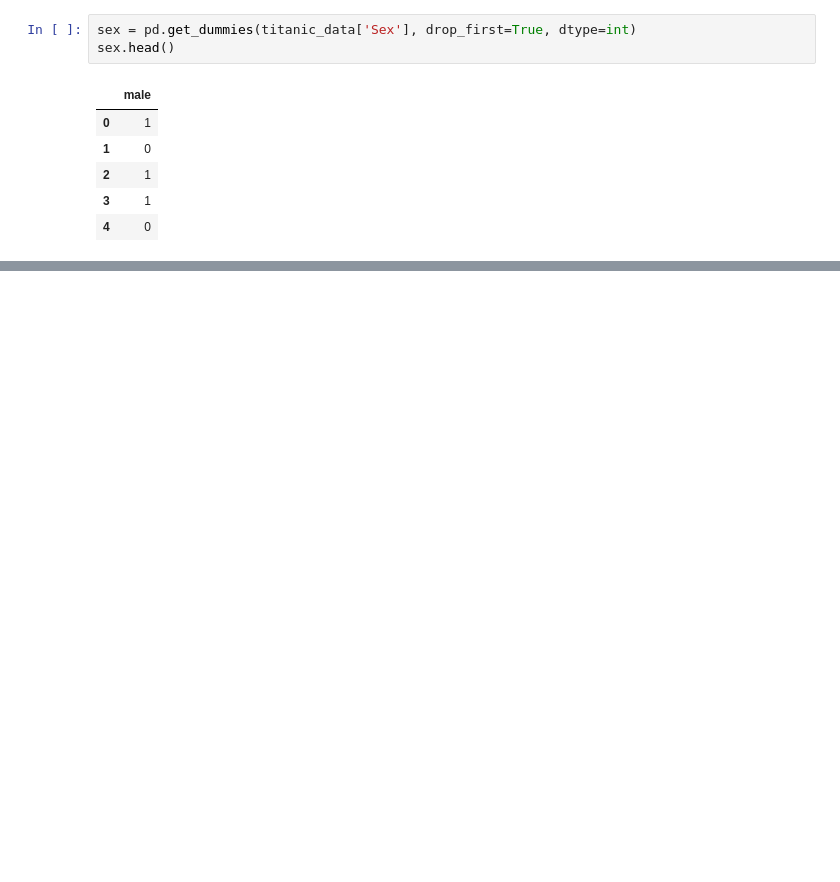
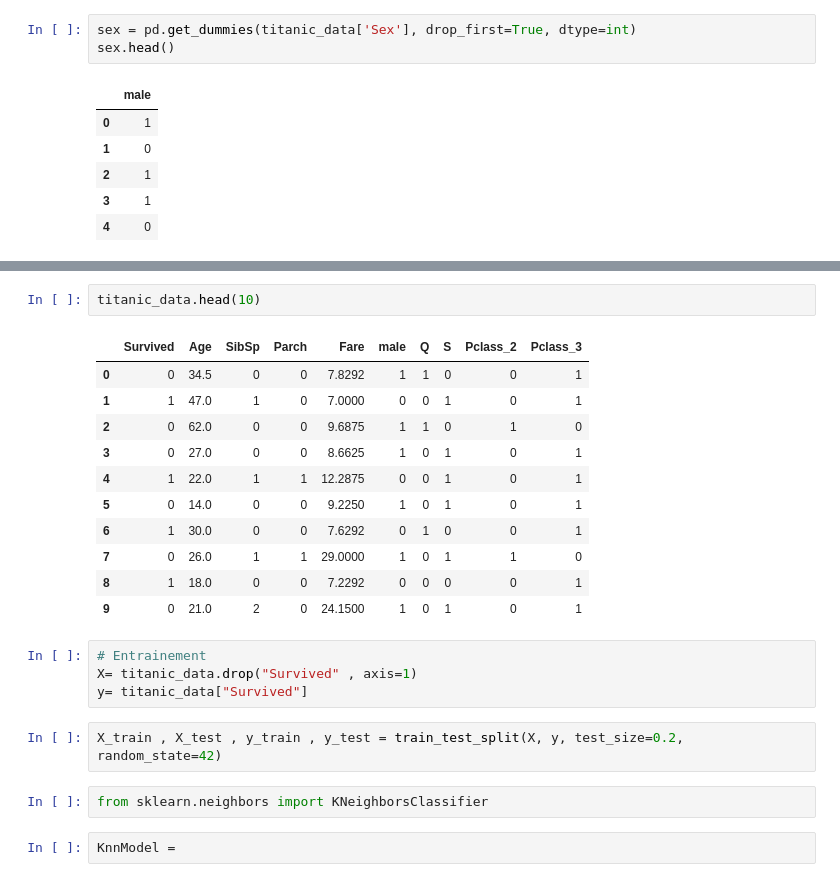
Before and after one commit to simocompsci/MLpractice, a Jupyter notebook: TP-KNN.ipynb, the cells around one changed output, grey strips where cells are left out. Drawn from its saved outputs; the diff is of its cells as text; blank space fills up the shorter version.

```diff
--- a/TP-KNN.ipynb
+++ b/TP-KNN.ipynb
@@ -52,0 +91,24 @@ sex.head()
+# %%
+titanic_data.head(10)
+# %% [output]
+|  | Survived | Age | SibSp | Parch | Fare | male | Q | S | Pclass_2 | Pclass_3 |
+| 0 | 0 | 34.5 | 0 | 0 | 7.8292 | 1 | 1 | 0 | 0 | 1 |
+| 1 | 1 | 47.0 | 1 | 0 | 7.0000 | 0 | 0 | 1 | 0 | 1 |
+| 2 | 0 | 62.0 | 0 | 0 | 9.6875 | 1 | 1 | 0 | 1 | 0 |
+| 3 | 0 | 27.0 | 0 | 0 | 8.6625 | 1 | 0 | 1 | 0 | 1 |
+| 4 | 1 | 22.0 | 1 | 1 | 12.2875 | 0 | 0 | 1 | 0 | 1 |
+| 5 | 0 | 14.0 | 0 | 0 | 9.2250 | 1 | 0 | 1 | 0 | 1 |
+| 6 | 1 | 30.0 | 0 | 0 | 7.6292 | 0 | 1 | 0 | 0 | 1 |
+| 7 | 0 | 26.0 | 1 | 1 | 29.0000 | 1 | 0 | 1 | 1 | 0 |
+| 8 | 1 | 18.0 | 0 | 0 | 7.2292 | 0 | 0 | 0 | 0 | 1 |
+| 9 | 0 | 21.0 | 2 | 0 | 24.1500 | 1 | 0 | 1 | 0 | 1 |
+# %%
+# Entrainement
+X= titanic_data.drop("Survived" , axis=1)
+y= titanic_data["Survived"]
+# %%
+X_train , X_test , y_train , y_test = train_test_split(X, y, test_size=0.2, random_state=42)
+# %%
+from sklearn.neighbors import KNeighborsClassifier
+# %%
+KnnModel =
```
Also changed, not shown: parts of 6 cells of this notebook.
